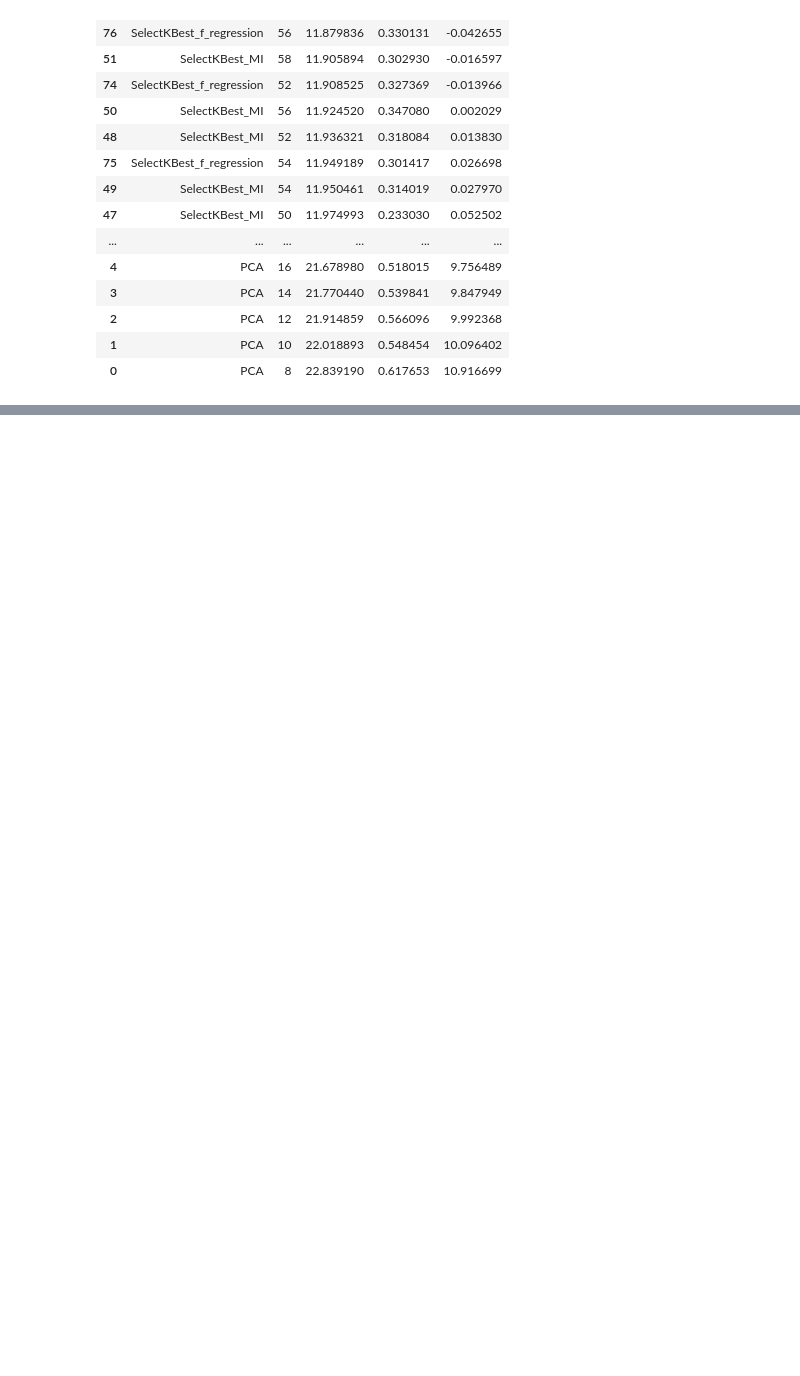
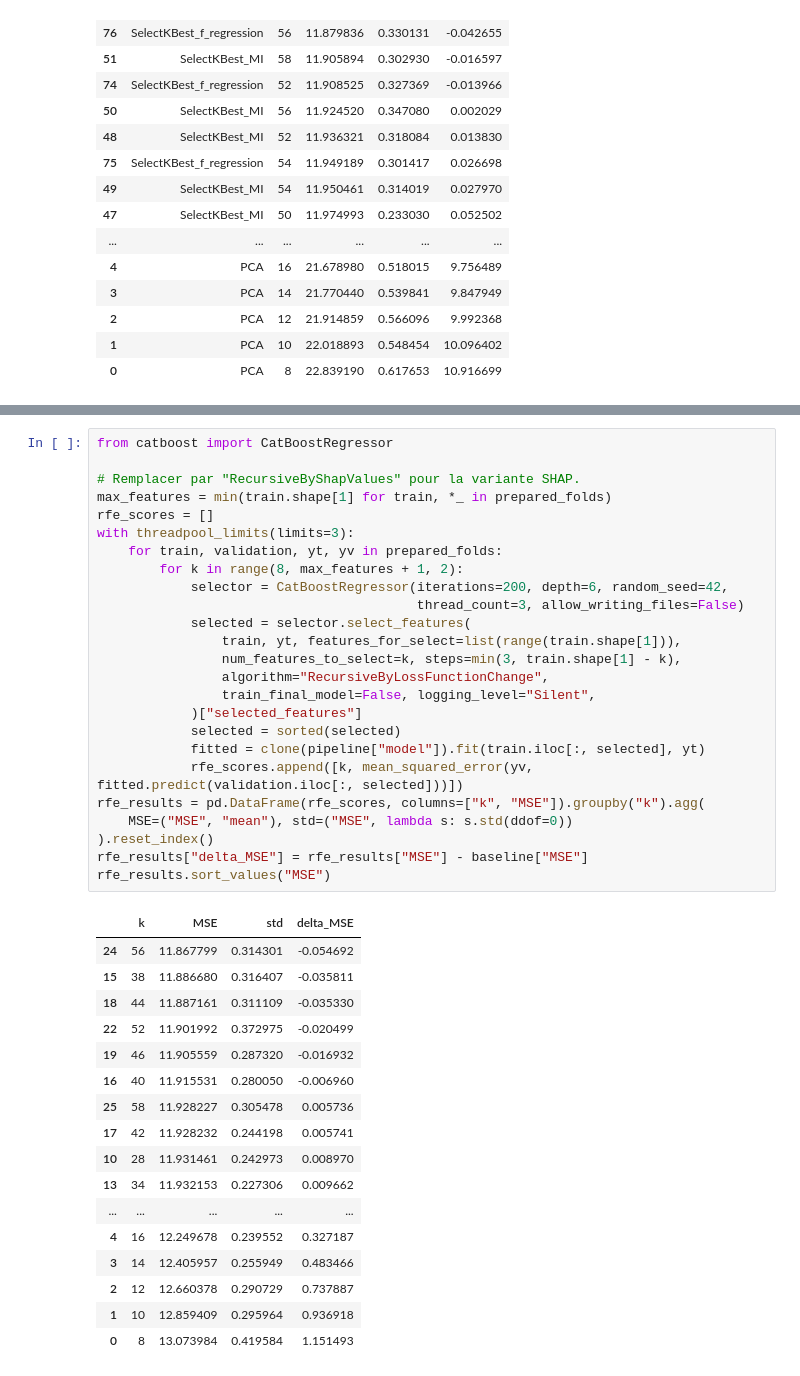
Before and after one commit to luc-polo/Challenge_Parkinson_disease, a Jupyter notebook: exploration/features_selection.ipynb, the cells around one changed output, grey strips where cells are left out. Saved outputs shown, nothing was run; the diff lists cells and outputs as text; blank space fills up the shorter version.

```diff
--- a/exploration/features_selection.ipynb
+++ b/exploration/features_selection.ipynb
@@ -291,0 +329,43 @@ selection_results.sort_values("MSE")
+# %%
+from catboost import CatBoostRegressor
+
+# Remplacer par "RecursiveByShapValues" pour la variante SHAP.
+max_features = min(train.shape[1] for train, *_ in prepared_folds)
+rfe_scores = []
+with threadpool_limits(limits=3):
+    for train, validation, yt, yv in prepared_folds:
+        for k in range(8, max_features + 1, 2):
+            selector = CatBoostRegressor(iterations=200, depth=6, random_seed=42,
+                                         thread_count=3, allow_writing_files=False)
+            selected = selector.select_features(
+                train, yt, features_for_select=list(range(train.shape[1])),
+                num_features_to_select=k, steps=min(3, train.shape[1] - k),
+                algorithm="RecursiveByLossFunctionChange",
+                train_final_model=False, logging_level="Silent",
+            )["selected_features"]
+            selected = sorted(selected)
+            fitted = clone(pipeline["model"]).fit(train.iloc[:, selected], yt)
+            rfe_scores.append([k, mean_squared_error(yv, fitted.predict(validation.iloc[:, selected]))])
+rfe_results = pd.DataFrame(rfe_scores, columns=["k", "MSE"]).groupby("k").agg(
+    MSE=("MSE", "mean"), std=("MSE", lambda s: s.std(ddof=0))
+).reset_index()
+rfe_results["delta_MSE"] = rfe_results["MSE"] - baseline["MSE"]
+rfe_results.sort_values("MSE")
+# %% [output]
+|  | k | MSE | std | delta_MSE |
+| 24 | 56 | 11.867799 | 0.314301 | -0.054692 |
+| 15 | 38 | 11.886680 | 0.316407 | -0.035811 |
+| 18 | 44 | 11.887161 | 0.311109 | -0.035330 |
+| 22 | 52 | 11.901992 | 0.372975 | -0.020499 |
+| 19 | 46 | 11.905559 | 0.287320 | -0.016932 |
+| 16 | 40 | 11.915531 | 0.280050 | -0.006960 |
+| 25 | 58 | 11.928227 | 0.305478 | 0.005736 |
+| 17 | 42 | 11.928232 | 0.244198 | 0.005741 |
+| 10 | 28 | 11.931461 | 0.242973 | 0.008970 |
+| 13 | 34 | 11.932153 | 0.227306 | 0.009662 |
+| ... | ... | ... | ... | ... |
+| 4 | 16 | 12.249678 | 0.239552 | 0.327187 |
+| 3 | 14 | 12.405957 | 0.255949 | 0.483466 |
+| 2 | 12 | 12.660378 | 0.290729 | 0.737887 |
+| 1 | 10 | 12.859409 | 0.295964 | 0.936918 |
+| 0 | 8 | 13.073984 | 0.419584 | 1.151493 |
```
Also changed, not shown: parts of 1 cell of this notebook.
